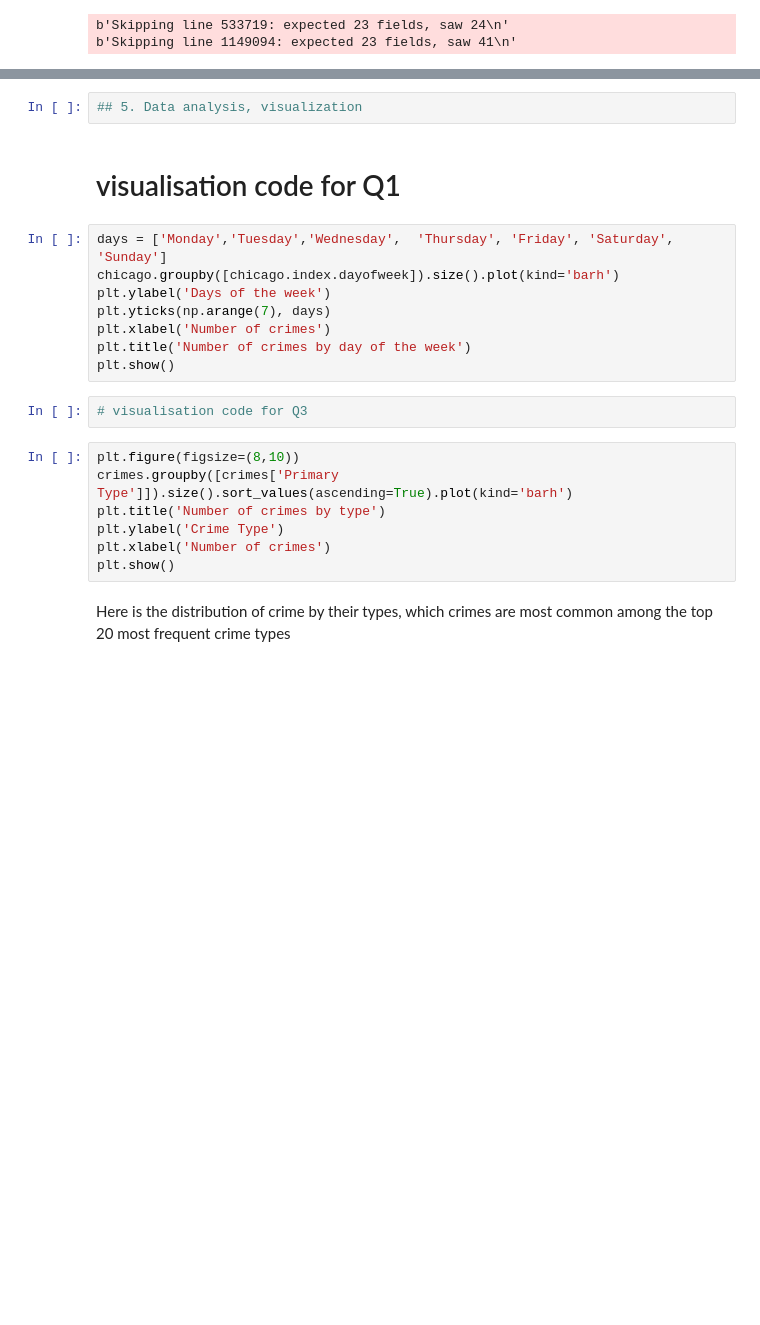
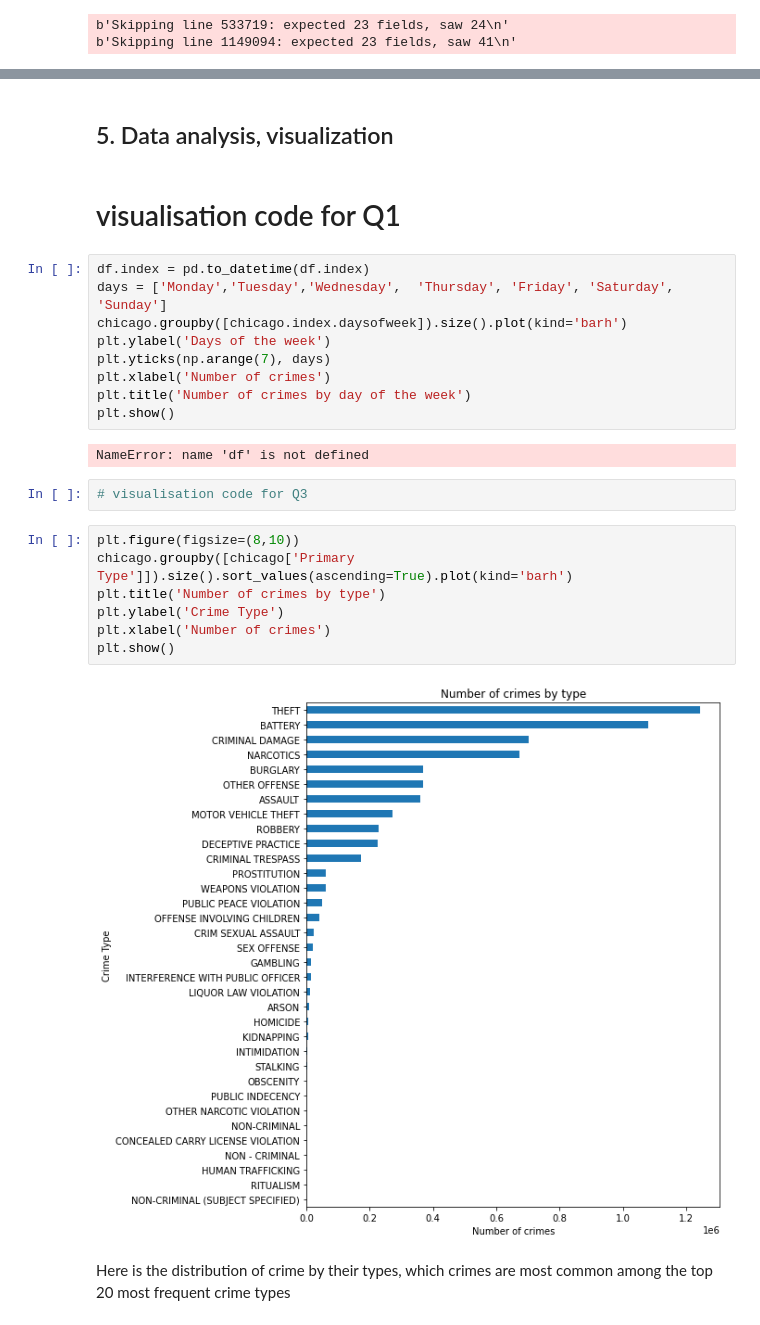
Before and after one commit to AizadaMaulen5698/projectIDA1, a Jupyter notebook: Part2.ipynb, the cells around one changed output, grey strips where cells are left out. Drawn from its saved outputs; the diff is of its cells as text; blank space fills up the shorter version.

```diff
--- a/Part2.ipynb
+++ b/Part2.ipynb
@@ -95,23 +114,28 @@ chicago.head(20)
-# %%
-## 5. Data analysis, visualization
+# %% [markdown]
+## 5. Data analysis, visualization
 # %% [markdown]
 # visualisation code for Q1
 # %%
+df.index = pd.to_datetime(df.index)
 days = ['Monday','Tuesday','Wednesday',  'Thursday', 'Friday', 'Saturday', 'Sunday']
-chicago.groupby([chicago.index.dayofweek]).size().plot(kind='barh')
+chicago.groupby([chicago.index.daysofweek]).size().plot(kind='barh')
 plt.ylabel('Days of the week')
 plt.yticks(np.arange(7), days)
 plt.xlabel('Number of crimes')
 plt.title('Number of crimes by day of the week')
 plt.show()
+# %% [output]
+NameError: name 'df' is not defined
 # %%
 # visualisation code for Q3
 # %%
 plt.figure(figsize=(8,10))
-crimes.groupby([crimes['Primary Type']]).size().sort_values(ascending=True).plot(kind='barh')
+chicago.groupby([chicago['Primary Type']]).size().sort_values(ascending=True).plot(kind='barh')
 plt.title('Number of crimes by type')
 plt.ylabel('Crime Type')
 plt.xlabel('Number of crimes')
 plt.show()
+# %% [output]
+[figure, added]
 # %% [markdown]
 Here is the distribution of crime by their types, which crimes are most common among the top 20 most frequent crime types
```
Also changed, not shown: parts of 2 cells of this notebook.
